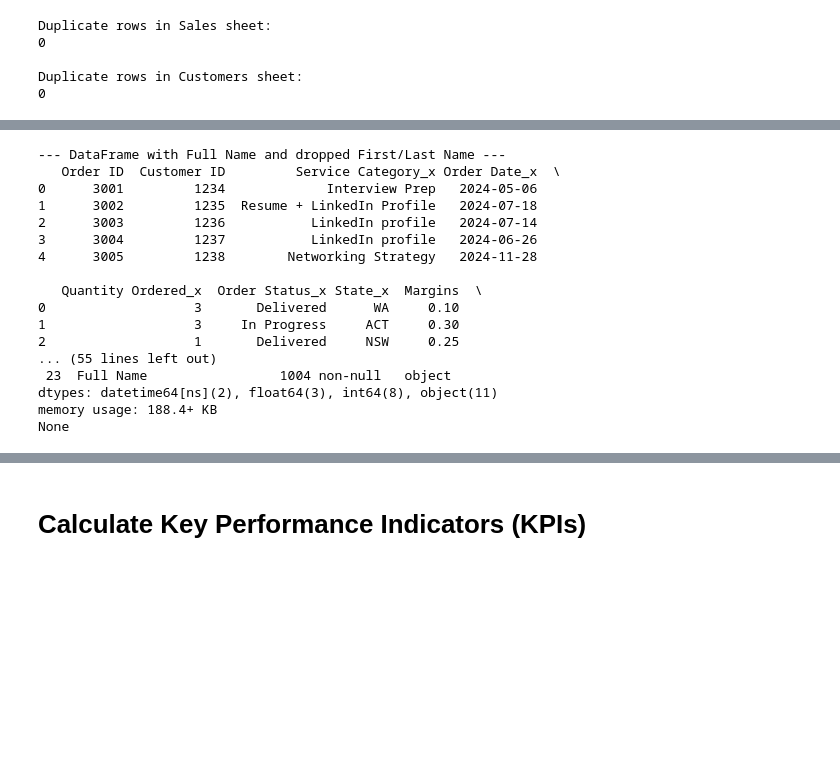
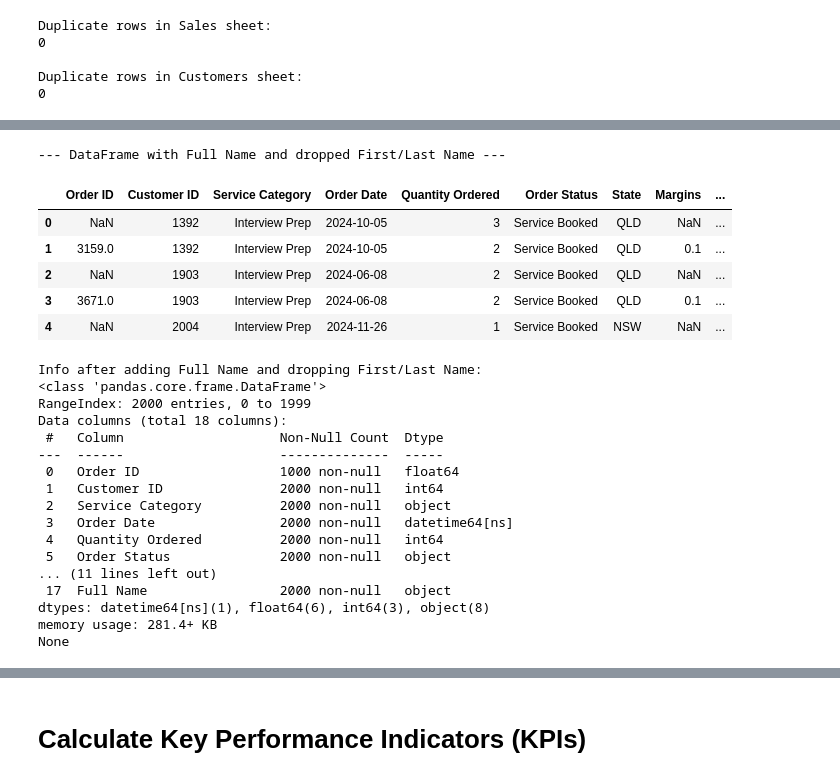
Before and after one commit to Arunsh-Data/ArunshAI.github.io, a Jupyter notebook: Project_Sales_Dashboard_EDA.ipynb, the cells around one changed output, grey strips where cells are left out. Saved outputs shown, nothing was run; the diff lists cells and outputs as text; code cells hidden in the pictures; blank space fills up the shorter version.

```diff
--- a/Project_Sales_Dashboard_EDA.ipynb
+++ b/Project_Sales_Dashboard_EDA.ipynb
@@ -90,14 +90,3 @@ Duplicate rows in Sales sheet:
 
 Duplicate rows in Customers sheet:
 0
-# %%
-# Merge the Sales and Customers sheets on the 'CustomerID' column
-merged_df = pd.merge(sales_df, customer_df, on='Customer ID')
-
-# Display the first few rows of the merged DataFrame to verify
-print("\n--- Merged DataFrame ---")
-print(merged_df.head())
-
-# Display information about the merged DataFrame
-print("\nMerged DataFrame Info:")
-print(merged_df.info())
@@ -122,29 +152,36 @@ None
 # %%
-merged_df['Full Name'] = merged_df['Customer First Name_x'] + ' ' + merged_df['Customer Last Name_x']
-merged_df = merged_df.drop(['Customer First Name_x', 'Customer Last Name_x', 'Customer First Name_y', 'Customer Last Name_y'], axis=1)
+merged_df['Full Name'] = merged_df['Customer First Name'] + ' ' + merged_df['Customer Last Name']
+merged_df = merged_df.drop(['Customer First Name', 'Customer Last Name'], axis=1)
 
 print("\n--- DataFrame with Full Name and dropped First/Last Name ---")
-print(merged_df.head())
+display(merged_df.head())
 print("\nInfo after adding Full Name and dropping First/Last Name:")
 print(merged_df.info())
 # %% [output]
 --- DataFrame with Full Name and dropped First/Last Name ---
-   Order ID  Customer ID         Service Category_x Order Date_x  \
-0      3001         1234             Interview Prep   2024-05-06
-1      3002         1235  Resume + LinkedIn Profile   2024-07-18
-2      3003         1236           LinkedIn profile   2024-07-14
-3      3004         1237           LinkedIn profile   2024-06-26
-4      3005         1238        Networking Strategy   2024-11-28
-
-   Quantity Ordered_x  Order Status_x State_x  Margins  \
-0                   3       Delivered      WA     0.10
-1                   3     In Progress     ACT     0.30
-2                   1       Delivered     NSW     0.25
-... (55 lines left out)
- 23  Full Name                 1004 non-null   object
-dtypes: datetime64[ns](2), float64(3), int64(8), object(11)
-memory usage: 188.4+ KB
-None
+|  | Order ID | Customer ID | Service Category | Order Date | Quantity Ordered | Order Status | State | Margins | ... |
+| 0 | NaN | 1392 | Interview Prep | 2024-10-05 | 3 | Service Booked | QLD | NaN | ... |
+| 1 | 3159.0 | 1392 | Interview Prep | 2024-10-05 | 2 | Service Booked | QLD | 0.1 | ... |
+| 2 | NaN | 1903 | Interview Prep | 2024-06-08 | 2 | Service Booked | QLD | NaN | ... |
+| 3 | 3671.0 | 1903 | Interview Prep | 2024-06-08 | 2 | Service Booked | QLD | 0.1 | ... |
+| 4 | NaN | 2004 | Interview Prep | 2024-11-26 | 1 | Service Booked | NSW | NaN | ... |
+Info after adding Full Name and dropping First/Last Name:
+<class 'pandas.core.frame.DataFrame'>
+RangeIndex: 2000 entries, 0 to 1999
+Data columns (total 18 columns):
+ #   Column                    Non-Null Count  Dtype
+---  ------                    --------------  -----
+ 0   Order ID                  1000 non-null   float64
+ 1   Customer ID               2000 non-null   int64
+ 2   Service Category          2000 non-null   object
+ 3   Order Date                2000 non-null   datetime64[ns]
+ 4   Quantity Ordered          2000 non-null   int64
+ 5   Order Status              2000 non-null   object
+... (11 lines left out)
+ 17  Full Name                 2000 non-null   object
+dtypes: datetime64[ns](1), float64(6), int64(3), object(8)
+memory usage: 281.4+ KB
+None
 # %%
 # Identify date columns - Assuming columns with 'Date' in their name are date columns
 date_columns = [col for col in merged_df.columns if 'Date' in col]
```
Also changed, not shown: parts of 5 cells of this notebook.
